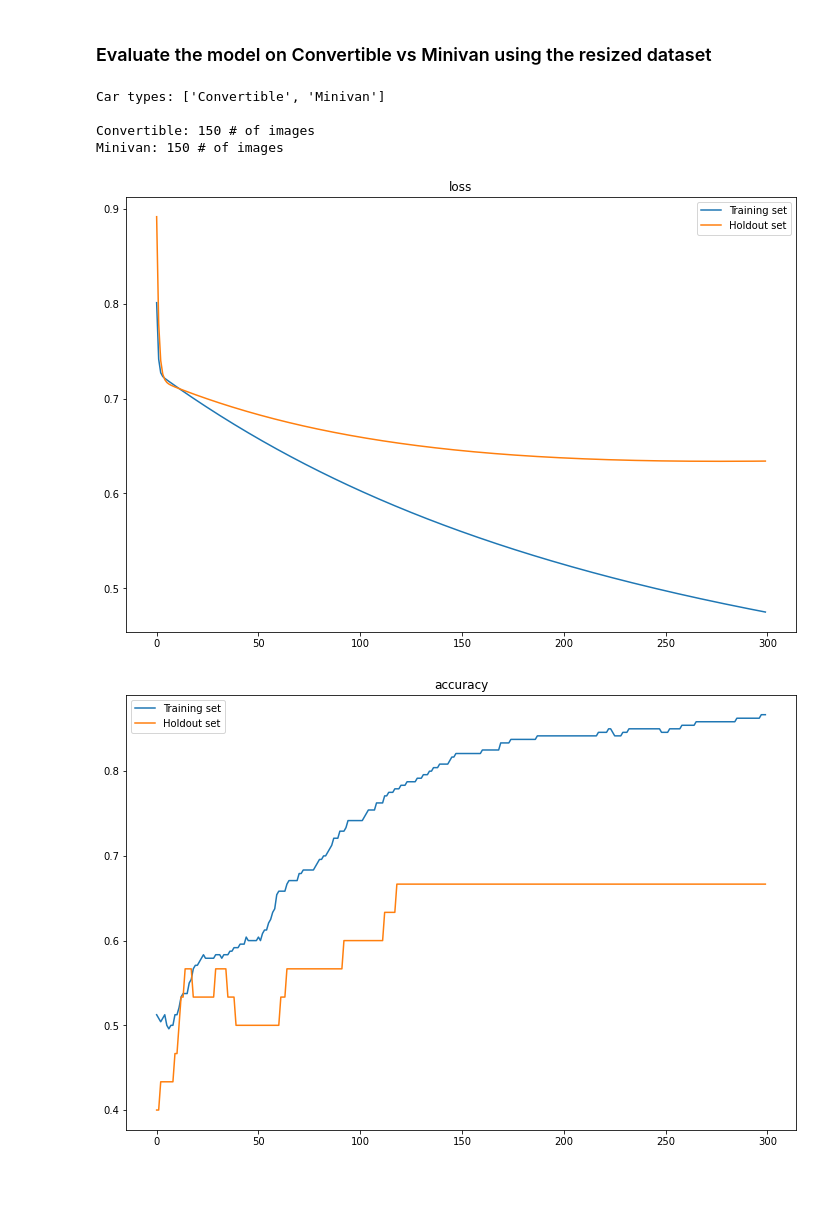
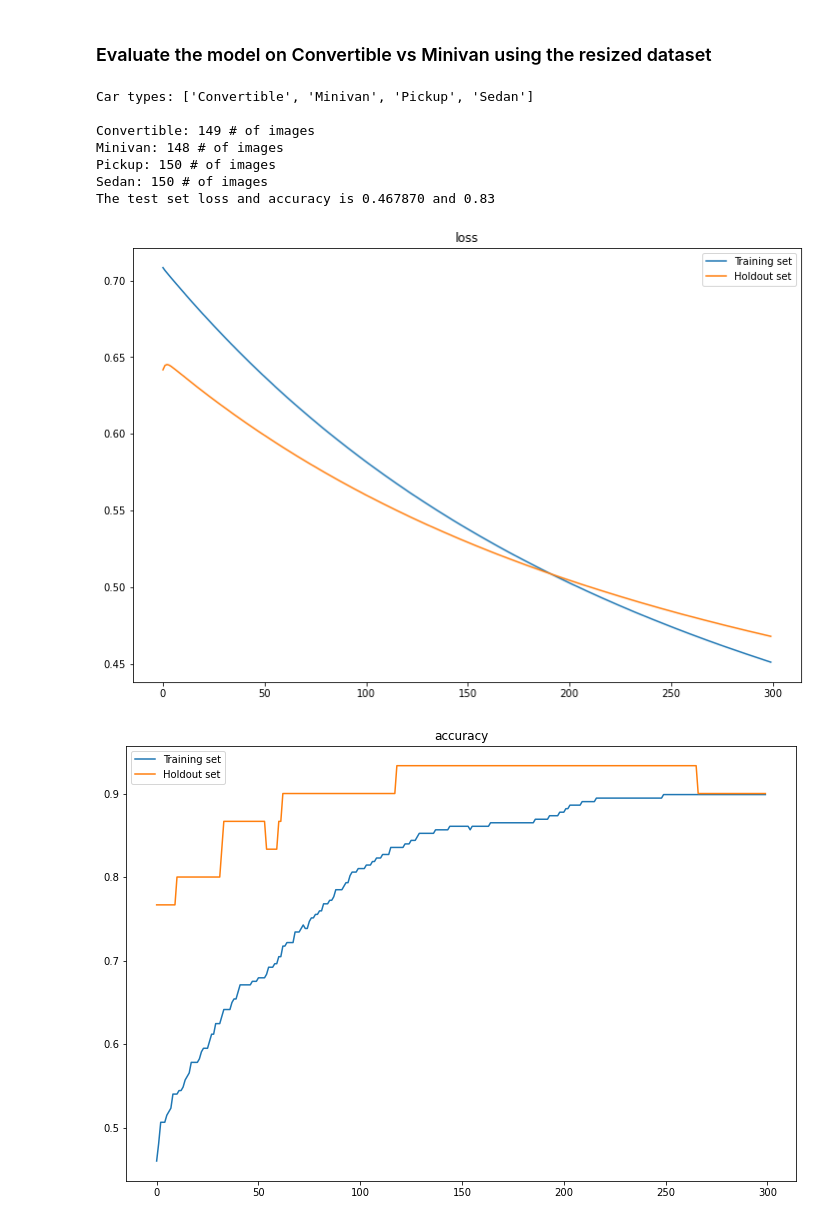
Before and after one commit to arition/CSE251B-PA, a Jupyter notebook: PA1/PA1.ipynb, the cells around one changed output. Cells and saved outputs as stored; diff of their text form; code cells hidden in the pictures; blank space fills up the shorter version.

Commit message:
record the best accuracy parametes

```diff
--- a/PA1/PA1.ipynb
+++ b/PA1/PA1.ipynb
@@ -9,14 +9,14 @@ import numpy as np
 import matplotlib.pyplot as plt
 from dataloader import load_data
 from cross_validation import CrossValidationDataset
-from pca import PCA
+from PCA import PCA
 from logistic_regression import LogisticRegression
 from utils import accuracy_01, plot
 
 plt.rcParams["figure.figsize"] = (12, 8)
 
 
-dataset = CrossValidationDataset(load_data('./resized/')[0])
+dataset = CrossValidationDataset(load_data('./aligned/')[0], ['Convertible', 'Minivan'], 10)
 
 train_loss_record = []
 train_accuracy_record = []
@@ -24,46 +24,63 @@ train_accuracy_record = []
 holdout_loss_record = []
 holdout_accuracy_record = []
 
-for k, (train_datas, train_labels, test_datas, test_labels, holdout_datas, holdout_labels) in enumerate(dataset.data()):
-    n_components = 99
+for k, (train_data, train_labels, test_data, test_labels, holdout_data, holdout_labels) in enumerate(dataset.data()):
+    n_components = 40
 
-    pca = PCA(train_datas, n_components)
+    pca = PCA(train_data, n_components)
 
-    train_datas = pca.apply(train_datas)
-    test_datas = pca.apply(test_datas)
-    holdout_datas = pca.apply(holdout_datas)
+    train_data = pca.apply(train_data)
+    test_data = pca.apply(test_data)
+    holdout_data = pca.apply(holdout_data)
 
     logistic = LogisticRegression(n_components)
 
     train_loss_record.append([])
     train_accuracy_record.append([])
 
     holdout_loss_record.append([])
     holdout_accuracy_record.append([])
-
+    best_accuracy = 0
+    best_w = logistic.w
     for epoch in range(300):
-        train_y = logistic.forward(train_datas)
+        train_y = logistic.forward(train_data)
         train_loss = logistic.loss(train_y, train_labels)
         train_accuracy = accuracy_01(train_y, train_labels)
         train_loss_record[k].append(train_loss)
         train_accuracy_record[k].append(train_accuracy)
 
-        holdout_y = logistic.forward(holdout_datas)
+        holdout_y = logistic.forward(holdout_data)
         holdout_loss = logistic.loss(holdout_y, holdout_labels)
         holdout_accuracy = accuracy_01(holdout_y, holdout_labels)
         holdout_loss_record[k].append(holdout_loss)
         holdout_accuracy_record[k].append(holdout_accuracy)
 
-        logistic.backward(train_datas, train_y, train_labels)
+        # record the parameters when best accuracy occurs
+        if holdout_accuracy > best_accuracy:
+            best_w = logistic.w
+            best_accuracy = holdout_accuracy
+
+
+        logistic.backward(train_data, train_y, train_labels)
 
     break
 
+logistic.w = best_w
+test_y = logistic.forward(test_data)
+test_loss = logistic.loss(holdout_y, holdout_labels)
+test_accuracy = accuracy_01(test_y, test_labels)
+print('The test set loss and accuracy is {:2f} and {:.2f}'.format(test_loss, test_accuracy))
+
+
 plot('loss', train_loss_record[0], holdout_loss_record[0])
 plot('accuracy', train_accuracy_record[0], holdout_accuracy_record[0])
 # %% [output]
-Car types: ['Convertible', 'Minivan']
+Car types: ['Convertible', 'Minivan', 'Pickup', 'Sedan']
 
-Convertible: 150 # of images
-Minivan: 150 # of images
+Convertible: 149 # of images
+Minivan: 148 # of images
+Pickup: 150 # of images
+Sedan: 150 # of images
+The test set loss and accuracy is 0.467870 and 0.83
-[figure, old version]
+[figure, new version]
-[figure, old version]
+[figure, new version]
```
